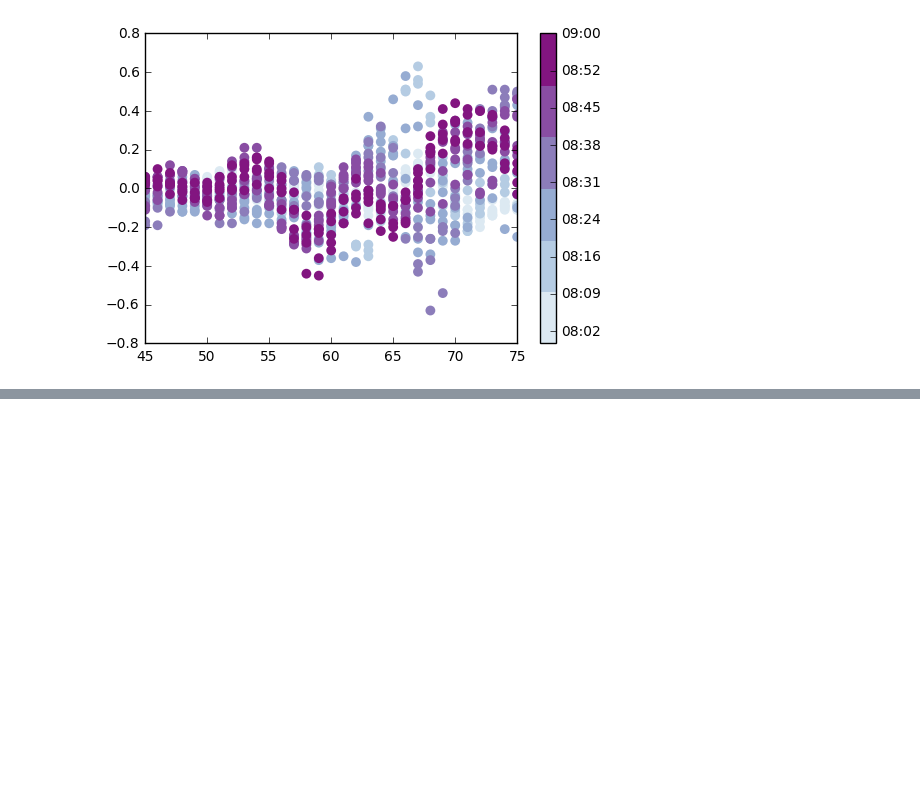
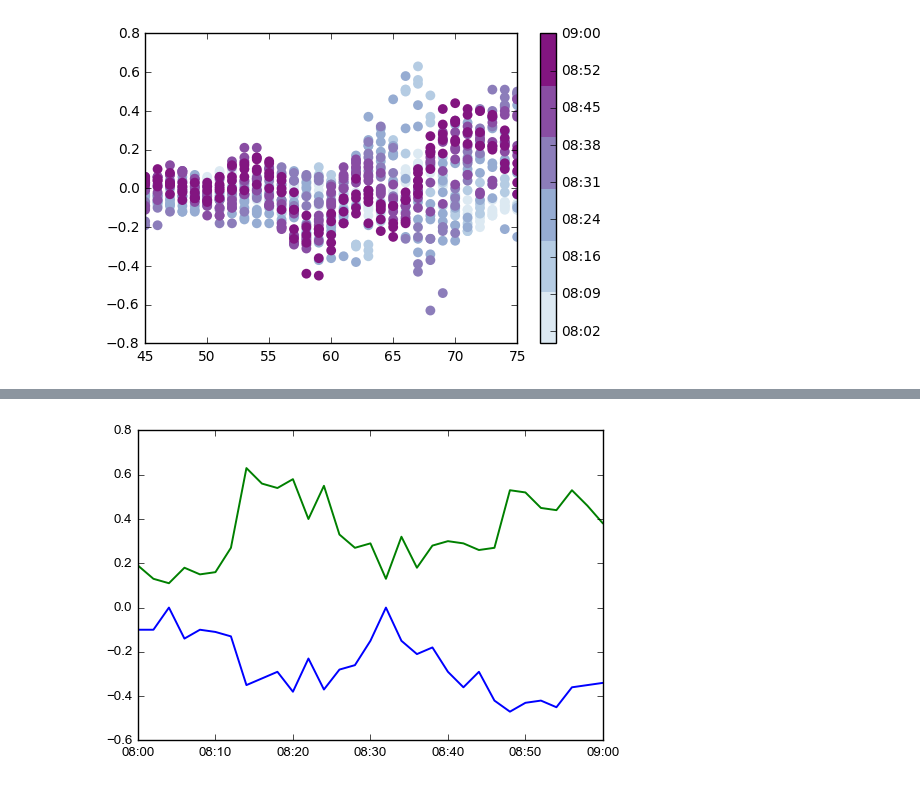
Before and after one commit to bharatreddy/scwsaps, a Jupyter notebook: ipy/get_scw.ipynb, the cells around one changed output, grey strips where cells are left out. Cells and saved outputs as stored; diff of their text form; code cells hidden in the pictures; blank space fills up the shorter version.

```diff
--- a/ipy/get_scw.ipynb
+++ b/ipy/get_scw.ipynb
@@ -21,7 +22,7 @@ ampFName = "../data/20110516.0000.86400.120.north.grd.ncdf"
 startDate = datetime.datetime( 2011, 5, 16, 8, 0 )
 selDate = datetime.datetime( 2011, 5, 16, 8, 20 )
 endDate = datetime.datetime( 2011, 5, 16, 9, 0 )
-delTime = datetime.timedelta(minutes=10)
+delTime = datetime.timedelta(minutes=2)
 coords = "mlt"
 # Max latitude at which you expect
 # to find downward FACs associated with SCW
@@ -82,7 +83,7 @@ seaMap = ListedColormap(sns.color_palette("BuPu"))
 # Set some cutoffs
 # SCW MLTs
 # Need a trend! Atleast a crude one.
-mltSCWList = [ 21., 22., 23., 0. ]
+mltSCWList = [ 22., 23. ]
 # jr Cutoff
 jrSCWCutoff = 0.1
 # MLAT Limit
@@ -159,6 +160,20 @@ while currDate <= endDate:
     scwJrDown.append( currMinJr )
     scwJrUp.append( currMaxJr )
     currDate += delTime
+
+# convert fit results to a dataframe
+ampSCWDF = pandas.DataFrame(
+     {'scwLocDates': scwLocDates,
+     'scwLocMlatDown': scwLocMlatDown,
+     'scwLocMlatUp': scwLocMlatUp,
+     'scwMLTDown': scwMLTDown,
+     'scwMLTUp': scwMLTUp,
+     'scwJrDown': scwJrDown,
+     'scwJrUp': scwJrUp,
+    })
+# write results to dataframe
+feather.write_dataframe(ampSCWDF, '../data/amp-scw-' +\
+                startDate.strftime("%Y%m%d") + '.feather')
 # %% [output]
 .ix is deprecated. Please use
 .loc for label based indexing or
@@ -216,0 +221,13 @@ print scwMLTDown
+# %%
+fig1 = plt.figure()
+ax = fig1.add_subplot(111)
+# Seaborn styling
+sns.set_style("darkgrid")
+sns.set_context("paper")
+ax.plot( ampSCWDF['scwLocDates'].values, ampSCWDF['scwJrDown'].values )
+ax.plot( ampSCWDF['scwLocDates'].values, ampSCWDF['scwJrUp'].values )
+# ax.plot( fitsDF["date"].values, fitsDF["velSAPS"].values, 'o' )
+ax.get_xaxis().set_major_formatter(DateFormatter('%H:%M'))
+fig1.savefig("../plots/ampDown-ts.pdf",bbox_inches='tight')
+# %% [output]
+[figure, added]
```
Also changed, not shown: parts of 4 cells of this notebook, 8 other files.
